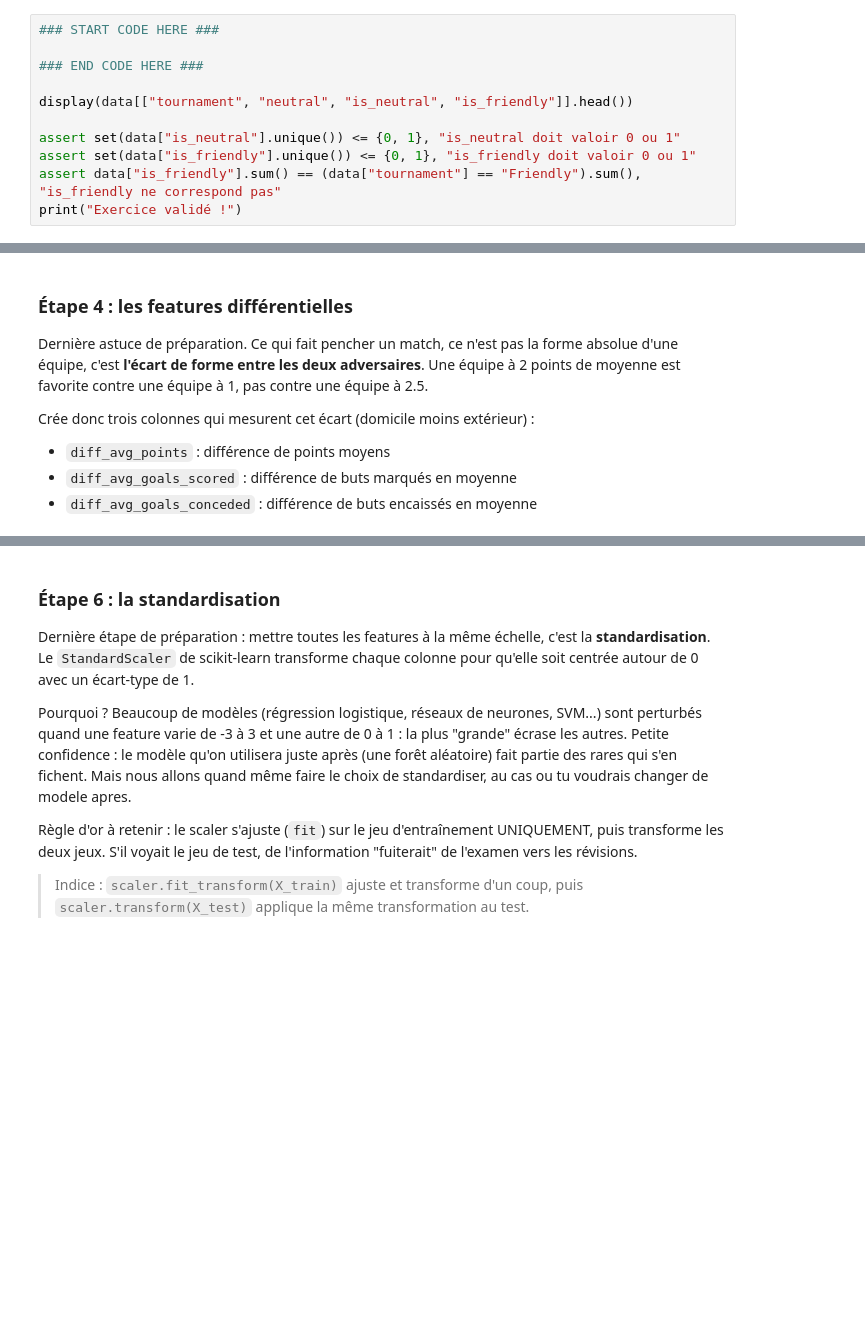
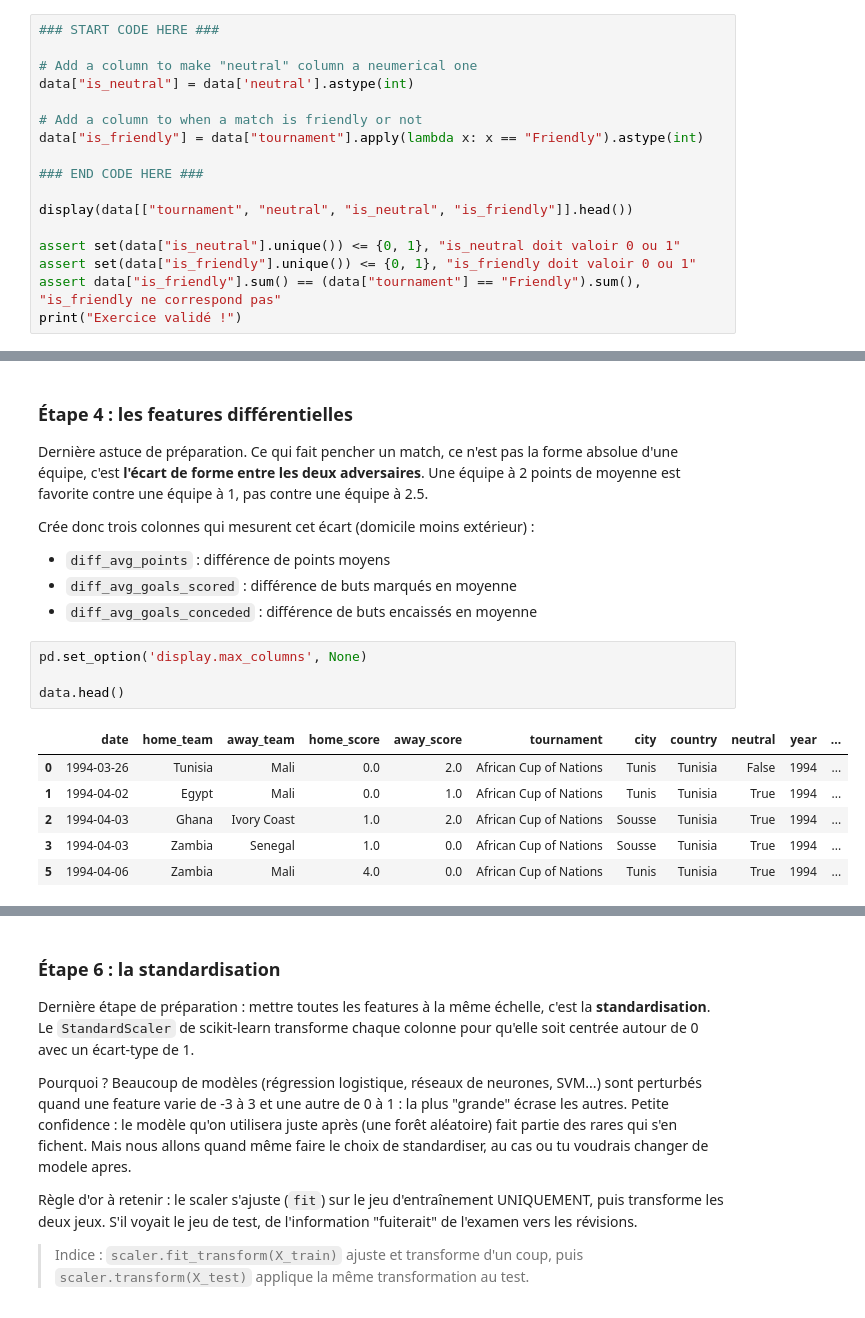
Before and after one commit to JDVegas/AI-Practical_ML-PRO, a Jupyter notebook: Cahier-Vacances-2026-main/Projet_02/projet_02.ipynb, the cells around one changed output, grey strips where cells are left out. Saved outputs shown, nothing was run; the diff lists cells and outputs as text; blank space fills up the shorter version.

```diff
--- a/Cahier-Vacances-2026-main/Projet_02/projet_02.ipynb
+++ b/Cahier-Vacances-2026-main/Projet_02/projet_02.ipynb
@@ -363,5 +399,11 @@ On va créer deux nouvelles colonnes encodées :
 # %%
 ### START CODE HERE ###
+
+# Add a column to make "neutral" column a neumerical one
+data["is_neutral"] = data['neutral'].astype(int)
+
+# Add a column to when a match is friendly or not
+data["is_friendly"] = data["tournament"].apply(lambda x: x == "Friendly").astype(int)
 
 ### END CODE HERE ###
 
@@ -381,5 +431,16 @@ Crée donc trois colonnes qui mesurent cet écart (domicile moins extérieur) :
 - `diff_avg_points` : différence de points moyens
 - `diff_avg_goals_scored` : différence de buts marqués en moyenne
 - `diff_avg_goals_conceded` : différence de buts encaissés en moyenne
+# %%
+pd.set_option('display.max_columns', None)
+
+data.head()
+# %% [output]
+|  | date | home_team | away_team | home_score | away_score | tournament | city | country | neutral | year | ... |
+| 0 | 1994-03-26 | Tunisia | Mali | 0.0 | 2.0 | African Cup of Nations | Tunis | Tunisia | False | 1994 | ... |
+| 1 | 1994-04-02 | Egypt | Mali | 0.0 | 1.0 | African Cup of Nations | Tunis | Tunisia | True | 1994 | ... |
+| 2 | 1994-04-03 | Ghana | Ivory Coast | 1.0 | 2.0 | African Cup of Nations | Sousse | Tunisia | True | 1994 | ... |
+| 3 | 1994-04-03 | Zambia | Senegal | 1.0 | 0.0 | African Cup of Nations | Sousse | Tunisia | True | 1994 | ... |
+| 5 | 1994-04-06 | Zambia | Mali | 4.0 | 0.0 | African Cup of Nations | Tunis | Tunisia | True | 1994 | ... |
 # %%
 ### START CODE HERE ###
```
Also changed, not shown: parts of 8 cells of this notebook.
